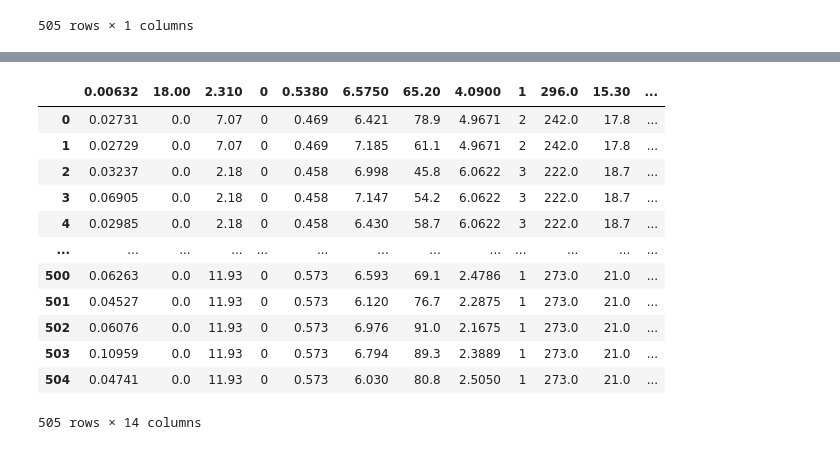
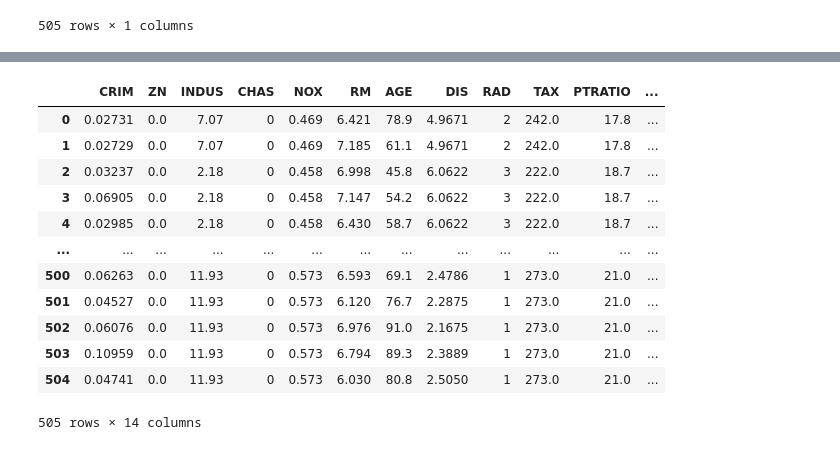
Before and after one commit to cesarcarrascog/data-science-portfolio, a Jupyter notebook: Linear Regression/home_price_forecasting.ipynb, the cells around one changed output, grey strips where cells are left out. Cells and saved outputs as stored; diff of their text form; code cells hidden in the pictures.

```diff
--- a/Linear Regression/home_price_forecasting.ipynb
+++ b/Linear Regression/home_price_forecasting.ipynb
@@ -36,8 +41,10 @@ As you can see, the DataFrame is not displayes properly. This happens because th
 # %%
-df = pd.read_csv("housing.csv", delim_whitespace=True)
+df = pd.read_csv('housing.csv', delim_whitespace=True)
+column_names = ['CRIM', 'ZN', 'INDUS', 'CHAS', 'NOX', 'RM', 'AGE', 'DIS', 'RAD', 'TAX', 'PTRATIO', 'B', 'LSTAT', 'MEDV']
+df.columns = column_names
 df
 # %% [output]
-|  | 0.00632 | 18.00 | 2.310 | 0 | 0.5380 | 6.5750 | 65.20 | 4.0900 | 1 | 296.0 | 15.30 | ... |
+|  | CRIM | ZN | INDUS | CHAS | NOX | RM | AGE | DIS | RAD | TAX | PTRATIO | ... |
 | 0 | 0.02731 | 0.0 | 7.07 | 0 | 0.469 | 6.421 | 78.9 | 4.9671 | 2 | 242.0 | 17.8 | ... |
 | 1 | 0.02729 | 0.0 | 7.07 | 0 | 0.469 | 7.185 | 61.1 | 4.9671 | 2 | 242.0 | 17.8 | ... |
 | 2 | 0.03237 | 0.0 | 2.18 | 0 | 0.458 | 6.998 | 45.8 | 6.0622 | 3 | 222.0 | 18.7 | ... |
```
Also changed, not shown: parts of 5 cells of this notebook.
